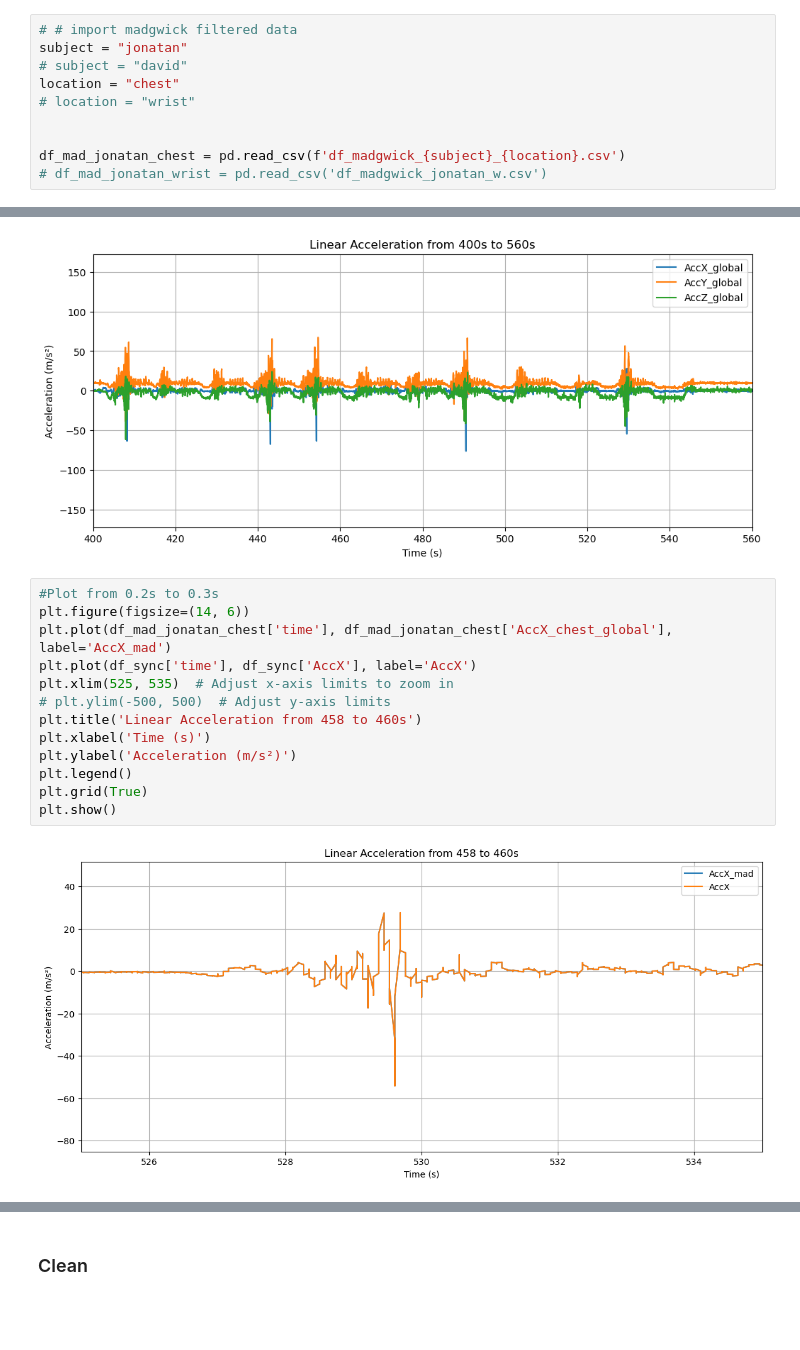
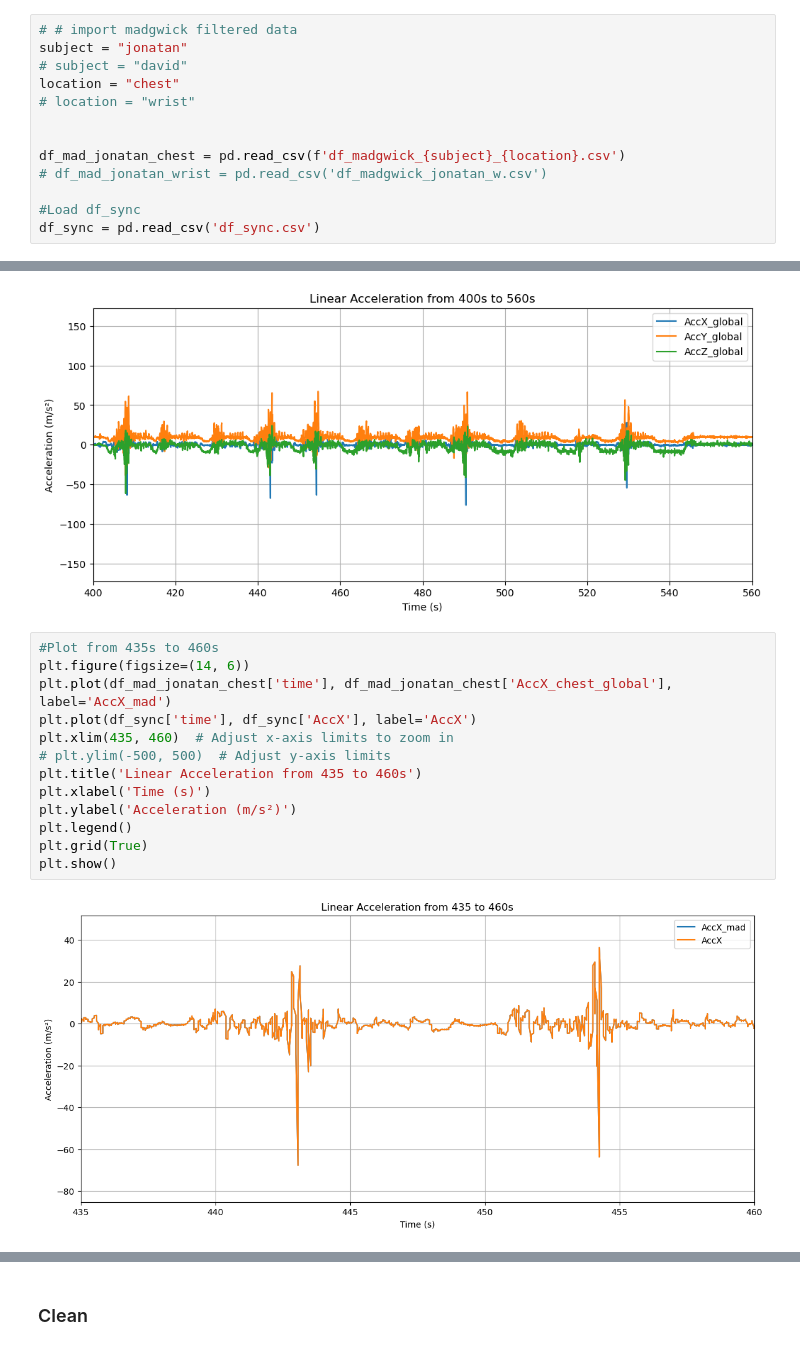
Before and after one commit to tdjohnson1987/ProJump, a Jupyter notebook: EDA.ipynb, the cells around one changed output, grey strips where cells are left out. Cells and saved outputs as stored; diff of their text form; blank space fills up the shorter version.

```diff
--- a/EDA.ipynb
+++ b/EDA.ipynb
@@ -418,3 +420,6 @@ location = "chest"
 
 df_mad_jonatan_chest = pd.read_csv(f'df_madgwick_{subject}_{location}.csv')
 # df_mad_jonatan_wrist = pd.read_csv('df_madgwick_jonatan_w.csv')
+
+#Load df_sync
+df_sync = pd.read_csv('df_sync.csv')
@@ -464,17 +471,17 @@ plt.show()
 # %% [output]
 [figure]
 # %%
-#Plot from 0.2s to 0.3s
+#Plot from 435s to 460s
 plt.figure(figsize=(14, 6))
 plt.plot(df_mad_jonatan_chest['time'], df_mad_jonatan_chest['AccX_chest_global'], label='AccX_mad')
 plt.plot(df_sync['time'], df_sync['AccX'], label='AccX')
-plt.xlim(525, 535)  # Adjust x-axis limits to zoom in
+plt.xlim(435, 460)  # Adjust x-axis limits to zoom in
 # plt.ylim(-500, 500)  # Adjust y-axis limits
-plt.title('Linear Acceleration from 458 to 460s')
+plt.title('Linear Acceleration from 435 to 460s')
 plt.xlabel('Time (s)')
 plt.ylabel('Acceleration (m/s²)')
 plt.legend()
 plt.grid(True)
 plt.show()
 # %% [output]
-[figure, old version]
+[figure, new version]
```
Also changed, not shown: parts of 21 cells of this notebook, 1 other file.
